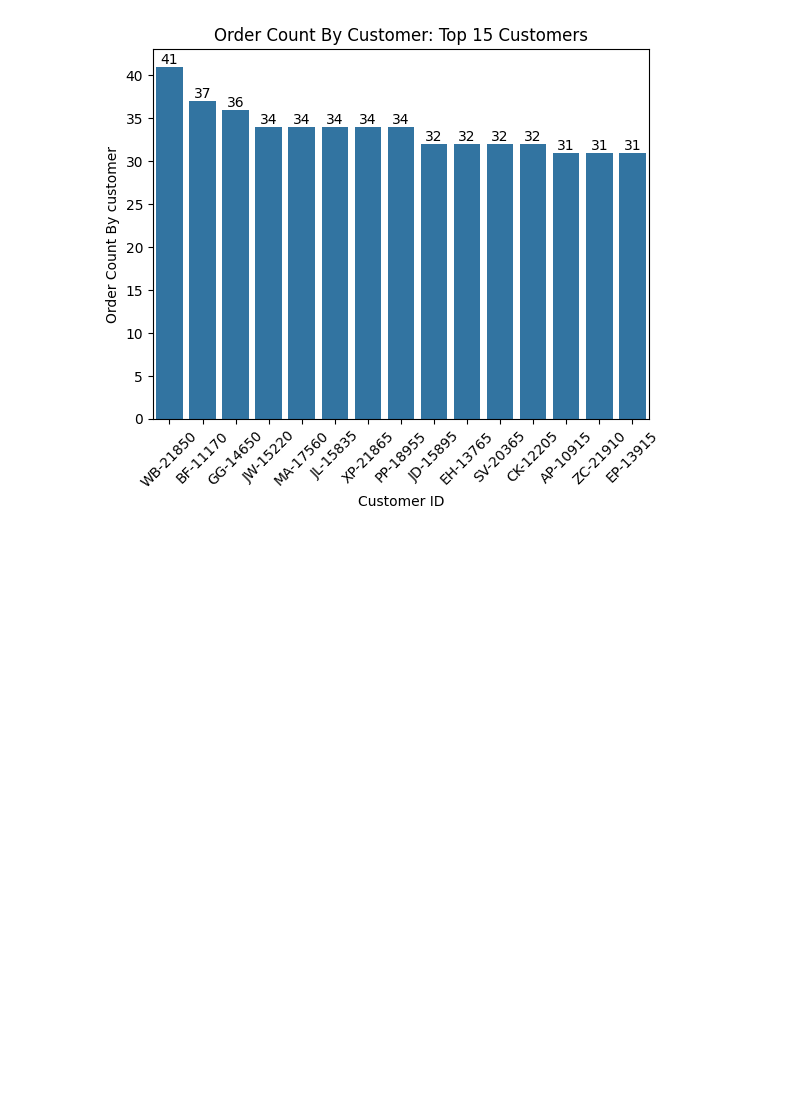
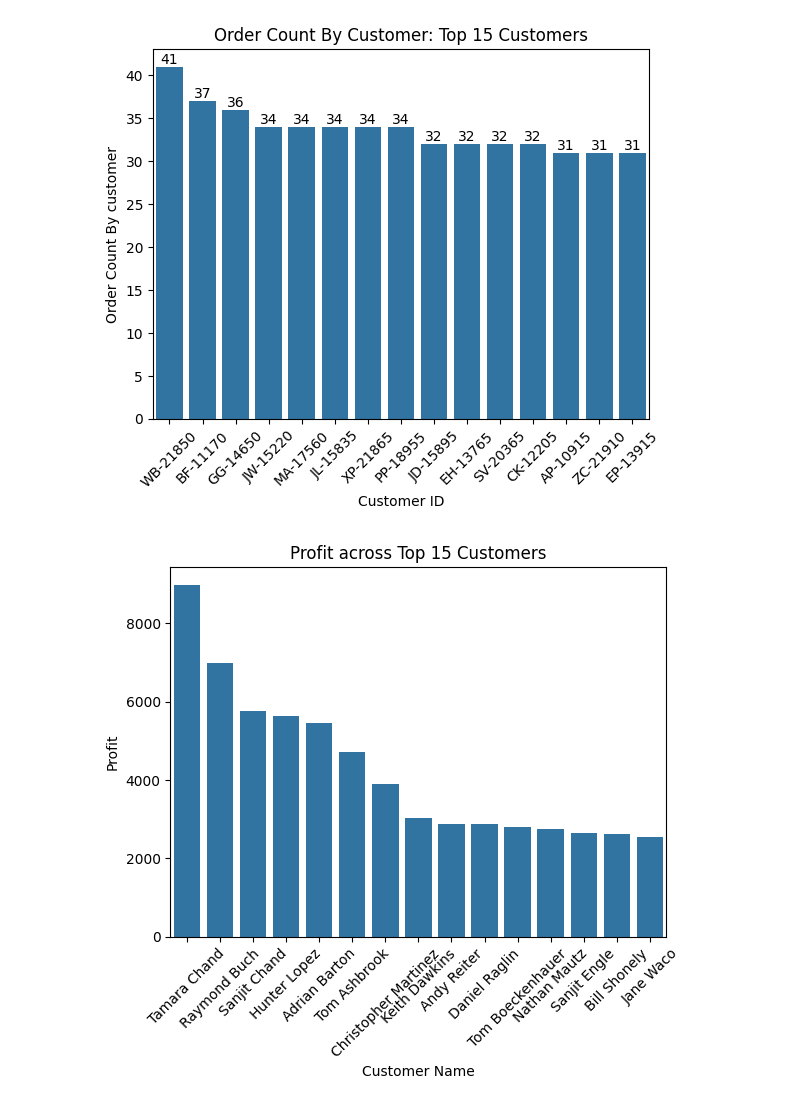
Before and after one commit to shyamgupta/iitddsml, a Jupyter notebook: groupAssignment03262025/Loyalty Analysis 03292025.ipynb, the cells around one changed output. Cells and saved outputs as stored; diff of their text form; code cells hidden in the pictures; blank space fills up the shorter version.

Commit message:
Profilt across top 15 customers

```diff
--- a/groupAssignment03262025/Loyalty Analysis 03292025.ipynb
+++ b/groupAssignment03262025/Loyalty Analysis 03292025.ipynb
@@ -112,3 +112,13 @@ plt.title('Order Count By Customer: Top 15 Customers')
 plt.show()
 # %% [output]
 [figure]
+# %%
+# Profit by customer: top 15 customers
+profit = df[['Customer Name','Profit']]
+profit = profit.groupby('Customer Name')['Profit'].sum().to_frame(name='Profit').sort_values('Profit',ascending=False)[:15]
+ax = sns.barplot(x=profit.index,y=profit['Profit'])
+plt.xticks(rotation=45)
+plt.title('Profit across Top 15 Customers')
+plt.show()
+# %% [output]
+[figure, added]
```
